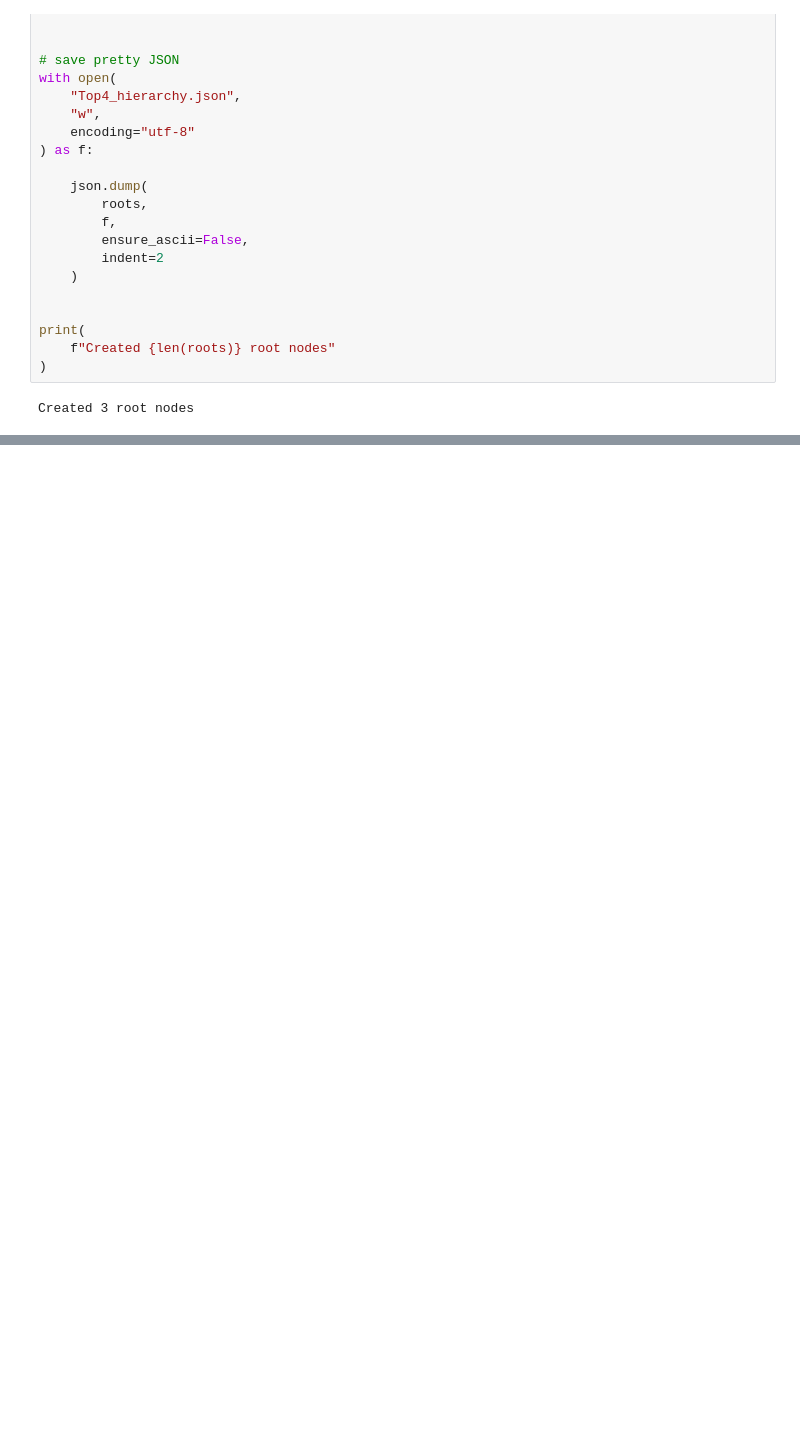
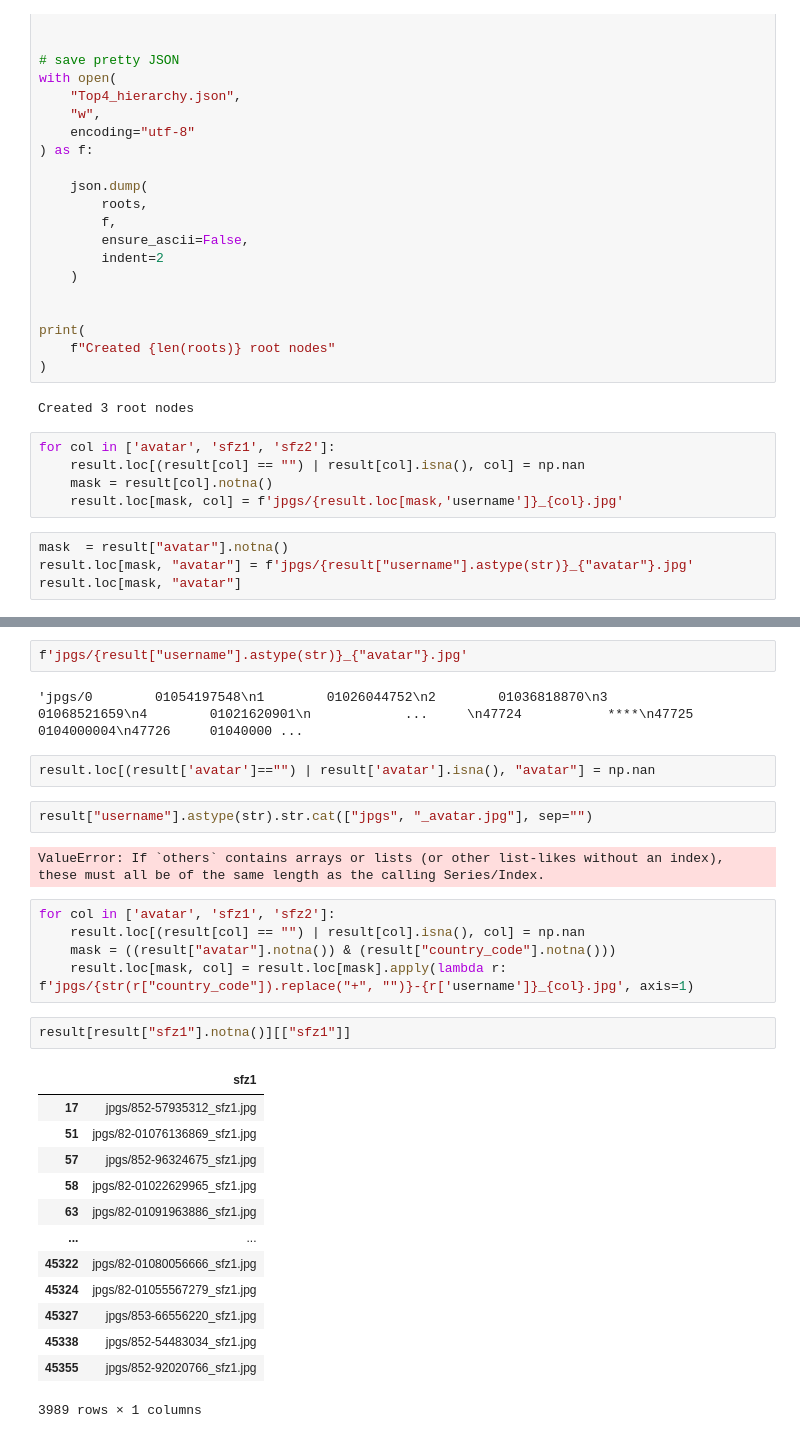
Before and after one commit to hoycch/Funcoffee_SortData, a Jupyter notebook: data_viewer.ipynb, the cells around one changed output, grey strips where cells are left out. Saved outputs shown, nothing was run; the diff lists cells and outputs as text; blank space fills up the shorter version.

```diff
--- a/data_viewer.ipynb
+++ b/data_viewer.ipynb
@@ -449,3 +455,12 @@ print(
 )
 # %% [output]
 Created 3 root nodes
+# %%
+for col in ['avatar', 'sfz1', 'sfz2']:
+    result.loc[(result[col] == "") | result[col].isna(), col] = np.nan
+    mask = result[col].notna()
+    result.loc[mask, col] = f'jpgs/{result.loc[mask,'username']}_{col}.jpg'
+# %%
+mask  = result["avatar"].notna()
+result.loc[mask, "avatar"] = f'jpgs/{result["username"].astype(str)}_{"avatar"}.jpg'
+result.loc[mask, "avatar"]
@@ -451,0 +495,31 @@ Created 3 root nodes
+# %%
+f'jpgs/{result["username"].astype(str)}_{"avatar"}.jpg'
+# %% [output]
+'jpgs/0        01054197548\n1        01026044752\n2        01036818870\n3        01068521659\n4        01021620901\n            ...     \n47724           ****\n47725     0104000004\n47726     01040000 ...
+# %%
+result.loc[(result['avatar']=="") | result['avatar'].isna(), "avatar"] = np.nan
+# %%
+result["username"].astype(str).str.cat(["jpgs", "_avatar.jpg"], sep="")
+# %% [output]
+ValueError: If `others` contains arrays or lists (or other list-likes without an index), these must all be of the same length as the calling Series/Index.
+# %%
+for col in ['avatar', 'sfz1', 'sfz2']:
+    result.loc[(result[col] == "") | result[col].isna(), col] = np.nan
+    mask = ((result["avatar"].notna()) & (result["country_code"].notna()))
+    result.loc[mask, col] = result.loc[mask].apply(lambda r: f'jpgs/{str(r["country_code"]).replace("+", "")}-{r['username']}_{col}.jpg', axis=1)
+# %%
+result[result["sfz1"].notna()][["sfz1"]]
+# %% [output]
+|  | sfz1 |
+| 17 | jpgs/852-57935312_sfz1.jpg |
+| 51 | jpgs/82-01076136869_sfz1.jpg |
+| 57 | jpgs/852-96324675_sfz1.jpg |
+| 58 | jpgs/82-01022629965_sfz1.jpg |
+| 63 | jpgs/82-01091963886_sfz1.jpg |
+| ... | ... |
+| 45322 | jpgs/82-01080056666_sfz1.jpg |
+| 45324 | jpgs/82-01055567279_sfz1.jpg |
+| 45327 | jpgs/853-66556220_sfz1.jpg |
+| 45338 | jpgs/852-54483034_sfz1.jpg |
+| 45355 | jpgs/852-92020766_sfz1.jpg |
+3989 rows × 1 columns
```
Also changed, not shown: parts of 19 cells of this notebook, 3 other files.
